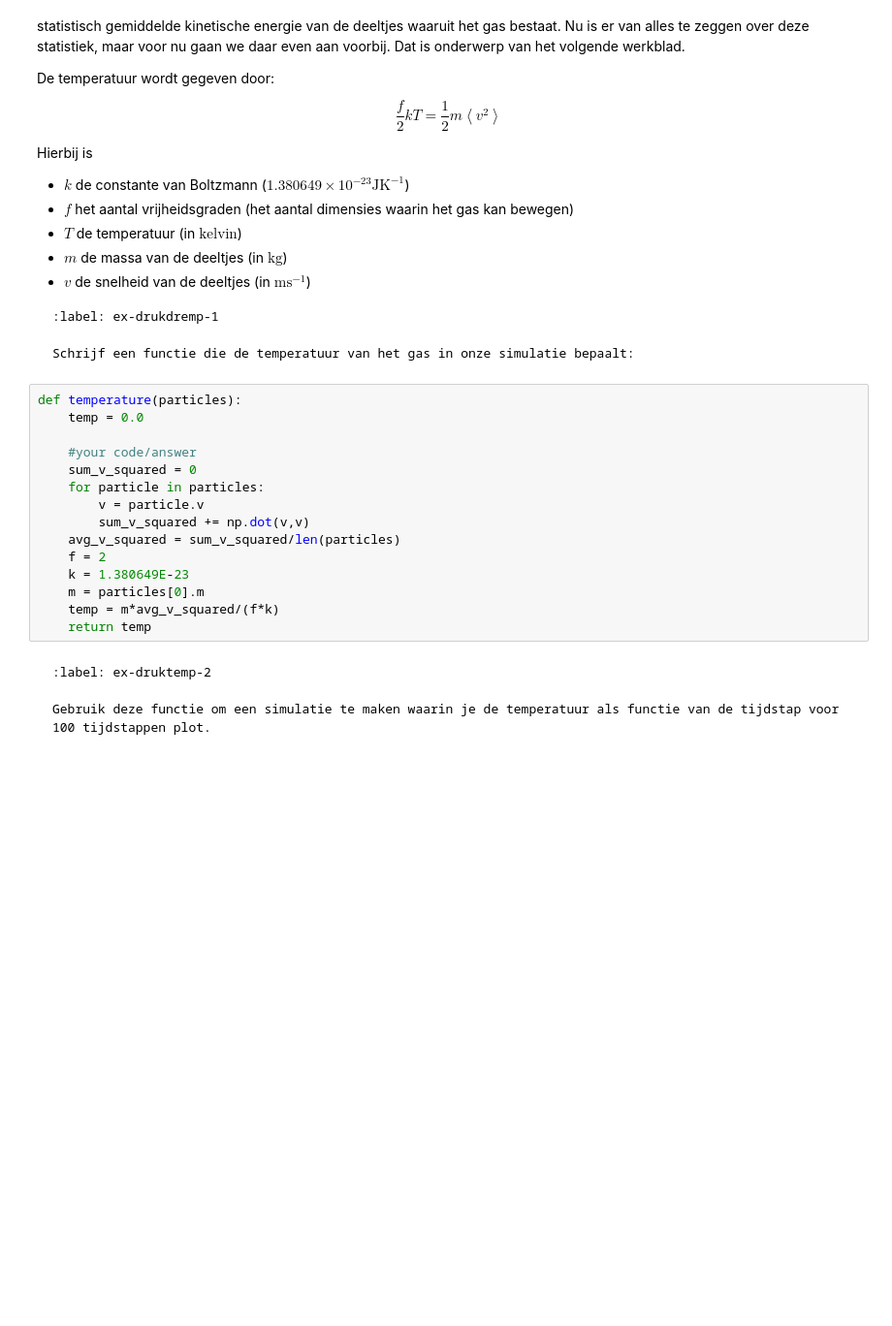
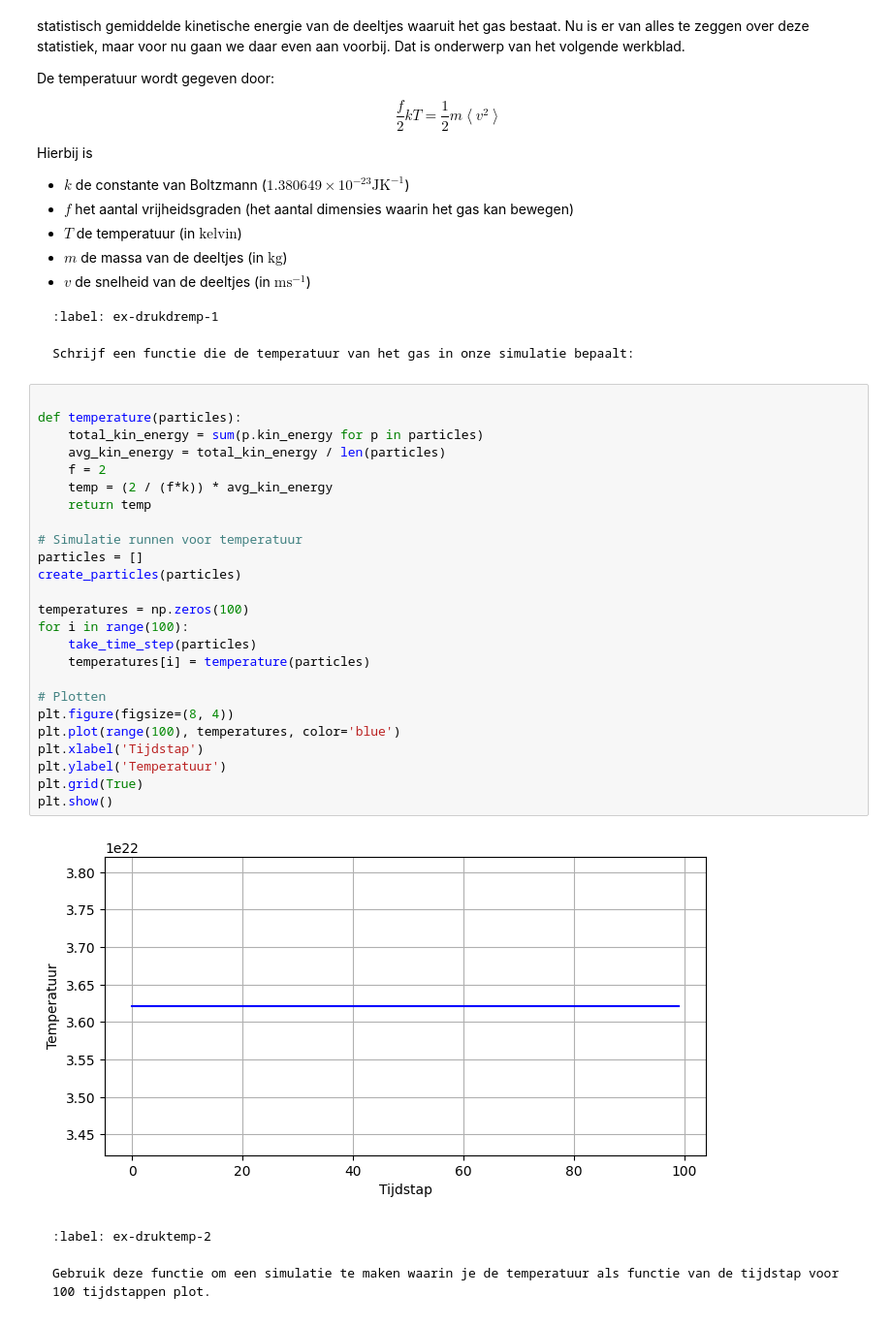
Before and after one commit to SebasvandenAkker/thermolab2, a Jupyter notebook: Content/PySim/5_druktemp.ipynb, the cells around one changed output. Shown at 97% size. Cells and saved outputs as stored; diff of their text form; blank space fills up the shorter version.

````diff
--- a/Content/PySim/5_druktemp.ipynb
+++ b/Content/PySim/5_druktemp.ipynb
@@ -229,20 +229,32 @@ Hierbij is
 Schrijf een functie die de temperatuur van het gas in onze simulatie bepaalt:
 ```
 # %%
+
 def temperature(particles):
-    temp = 0.0
+    total_kin_energy = sum(p.kin_energy for p in particles)
+    avg_kin_energy = total_kin_energy / len(particles)
+    f = 2
+    temp = (2 / (f*k)) * avg_kin_energy
+    return temp
 
-    #your code/answer
-    sum_v_squared = 0
-    for particle in particles:
-        v = particle.v
-        sum_v_squared += np.dot(v,v)
-    avg_v_squared = sum_v_squared/len(particles)
-    f = 2
-    k = 1.380649E-23
-    m = particles[0].m
-    temp = m*avg_v_squared/(f*k)
-    return temp
+# Simulatie runnen voor temperatuur
+particles = []
+create_particles(particles)
+
+temperatures = np.zeros(100)
+for i in range(100):
+    take_time_step(particles)
+    temperatures[i] = temperature(particles)
+
+# Plotten
+plt.figure(figsize=(8, 4))
+plt.plot(range(100), temperatures, color='blue')
+plt.xlabel('Tijdstap')
+plt.ylabel('Temperatuur')
+plt.grid(True)
+plt.show()
+# %% [output]
+[figure, added]
 # %% [markdown]
 ```{exercise} Temperatuurplot
 :label: ex-druktemp-2
````
Also changed, not shown: parts of 9 cells of this notebook.
